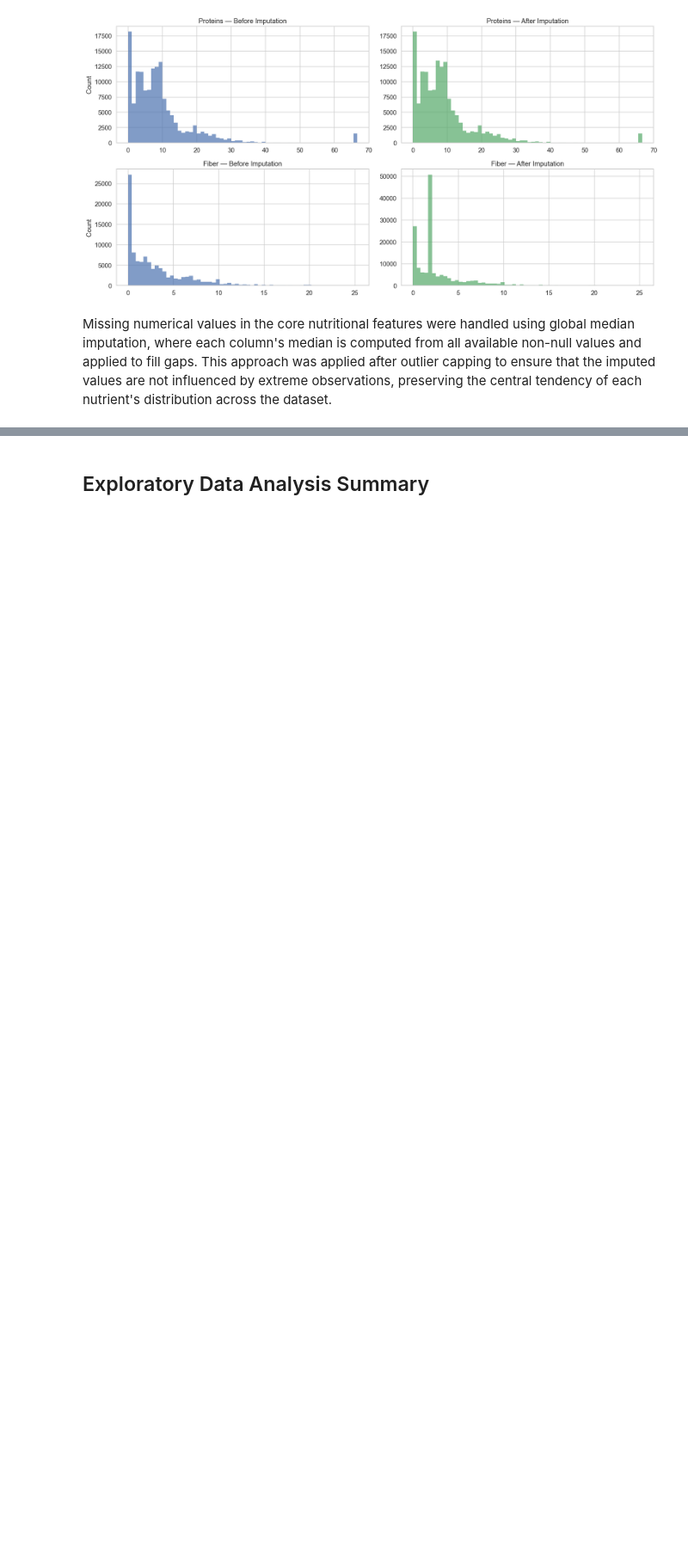
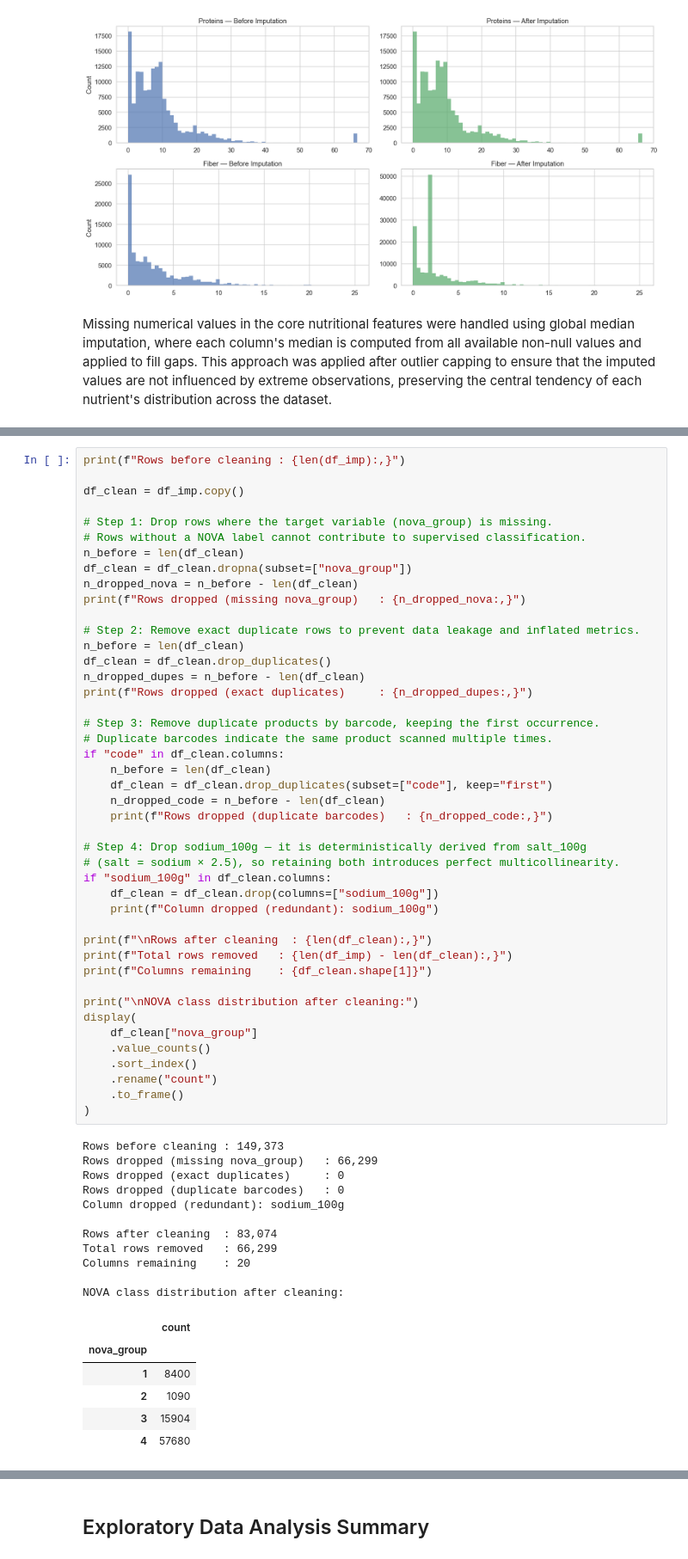
Before and after one commit to swapnilprakashpatil/aai590_5_capstone_project, a Jupyter notebook: 01_Exploratory_Data_Analysis.ipynb, the cells around one changed output, grey strips where cells are left out. Shown at 86% size. Saved outputs shown, nothing was run; the diff lists cells and outputs as text; blank space fills up the shorter version.

Commit message:
feat: added data cleaning

```diff
--- a/01_Exploratory_Data_Analysis.ipynb
+++ b/01_Exploratory_Data_Analysis.ipynb
@@ -361,0 +366,62 @@ The geographic distribution shows that the dataset is heavily concentrated in Fr
+# %%
+print(f"Rows before cleaning : {len(df_imp):,}")
+
+df_clean = df_imp.copy()
+
+# Step 1: Drop rows where the target variable (nova_group) is missing.
+# Rows without a NOVA label cannot contribute to supervised classification.
+n_before = len(df_clean)
+df_clean = df_clean.dropna(subset=["nova_group"])
+n_dropped_nova = n_before - len(df_clean)
+print(f"Rows dropped (missing nova_group)   : {n_dropped_nova:,}")
+
+# Step 2: Remove exact duplicate rows to prevent data leakage and inflated metrics.
+n_before = len(df_clean)
+df_clean = df_clean.drop_duplicates()
+n_dropped_dupes = n_before - len(df_clean)
+print(f"Rows dropped (exact duplicates)     : {n_dropped_dupes:,}")
+
+# Step 3: Remove duplicate products by barcode, keeping the first occurrence.
+# Duplicate barcodes indicate the same product scanned multiple times.
+if "code" in df_clean.columns:
+    n_before = len(df_clean)
+    df_clean = df_clean.drop_duplicates(subset=["code"], keep="first")
+    n_dropped_code = n_before - len(df_clean)
+    print(f"Rows dropped (duplicate barcodes)   : {n_dropped_code:,}")
+
+# Step 4: Drop sodium_100g — it is deterministically derived from salt_100g
+# (salt = sodium × 2.5), so retaining both introduces perfect multicollinearity.
+if "sodium_100g" in df_clean.columns:
+    df_clean = df_clean.drop(columns=["sodium_100g"])
+    print(f"Column dropped (redundant): sodium_100g")
+
+print(f"\nRows after cleaning  : {len(df_clean):,}")
+print(f"Total rows removed   : {len(df_imp) - len(df_clean):,}")
+print(f"Columns remaining    : {df_clean.shape[1]}")
+
+print("\nNOVA class distribution after cleaning:")
+display(
+    df_clean["nova_group"]
+    .value_counts()
+    .sort_index()
+    .rename("count")
+    .to_frame()
+)
+# %% [output]
+Rows before cleaning : 149,373
+Rows dropped (missing nova_group)   : 66,299
+Rows dropped (exact duplicates)     : 0
+Rows dropped (duplicate barcodes)   : 0
+Column dropped (redundant): sodium_100g
+
+Rows after cleaning  : 83,074
+Total rows removed   : 66,299
+Columns remaining    : 20
+
+NOVA class distribution after cleaning:
+|  | count |
+| nova_group |  |
+| 1 | 8400 |
+| 2 | 1090 |
+| 3 | 15904 |
+| 4 | 57680 |
```
Also changed, not shown: parts of 14 cells of this notebook.
